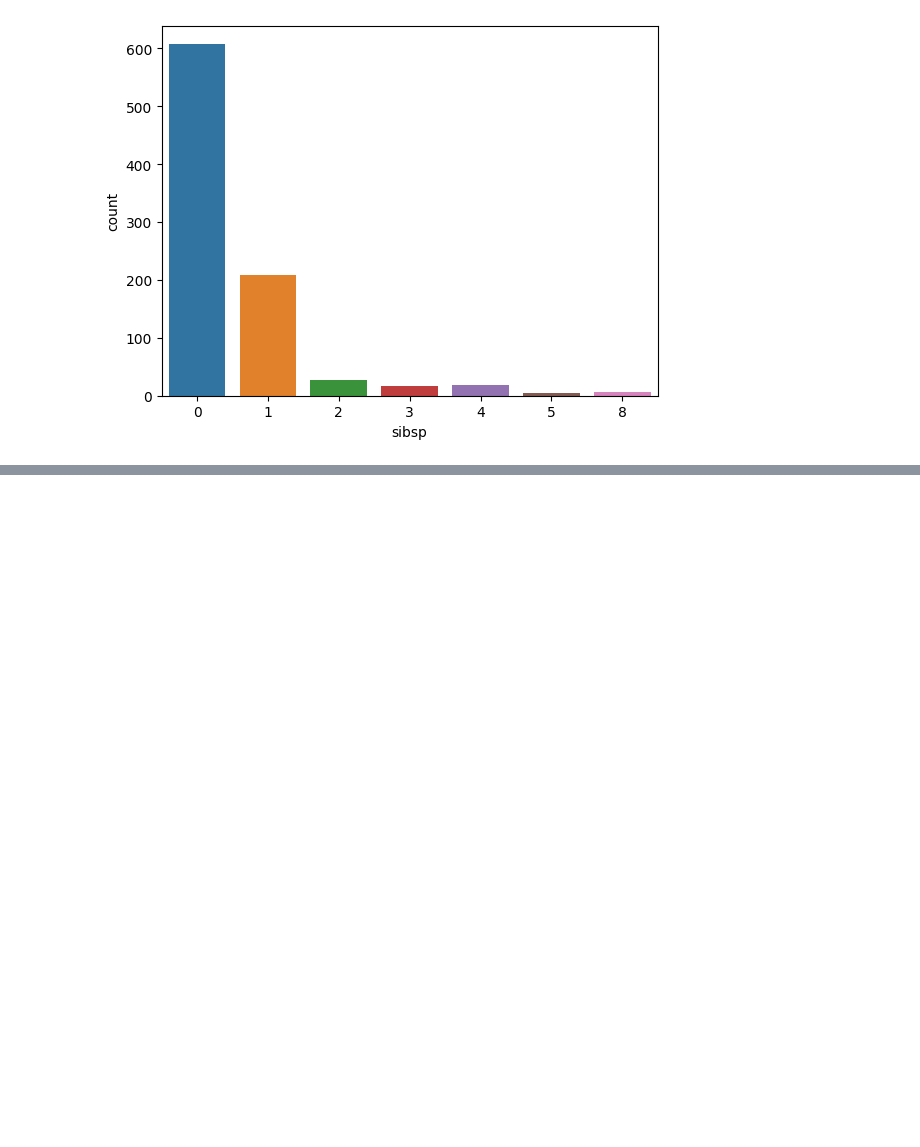
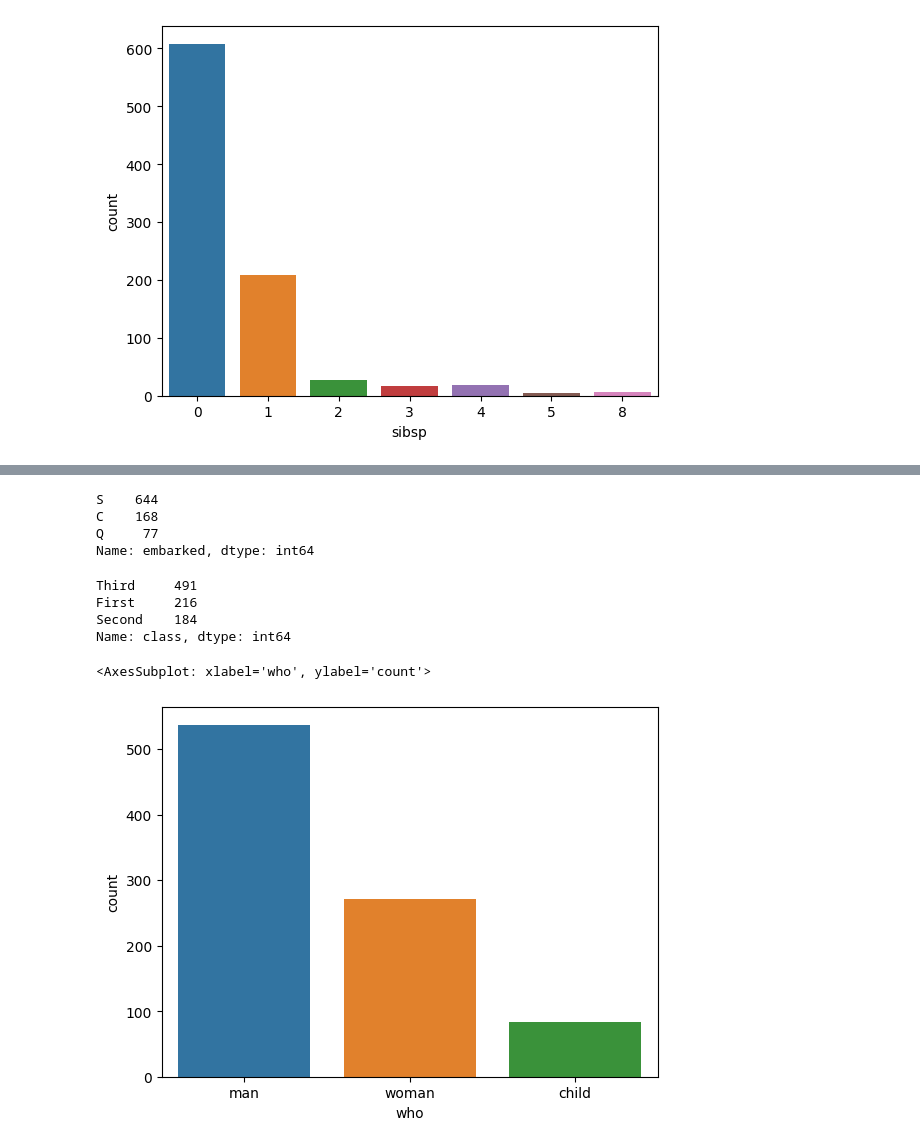
Before and after one commit to nadeap/Machine-Learning, a Jupyter notebook: Data Analysis/EDA.ipynb, the cells around one changed output, grey strips where cells are left out. Cells and saved outputs as stored; diff of their text form; code cells hidden in the pictures; blank space fills up the shorter version.

Commit message:
update plot

```diff
--- a/Data Analysis/EDA.ipynb
+++ b/Data Analysis/EDA.ipynb
@@ -152,0 +164,19 @@ sns.countplot(x=titanic['sibsp'])
+# %%
+titanic['embarked'].value_counts()
+# %% [output]
+S    644
+C    168
+Q     77
+Name: embarked, dtype: int64
+# %%
+titanic['class'].value_counts()
+# %% [output]
+Third     491
+First     216
+Second    184
+Name: class, dtype: int64
+# %%
+sns.countplot(x='who', data=titanic)
+# %% [output]
+<AxesSubplot: xlabel='who', ylabel='count'>
+[figure, added]
```
Also changed, not shown: parts of 1 cell of this notebook.
